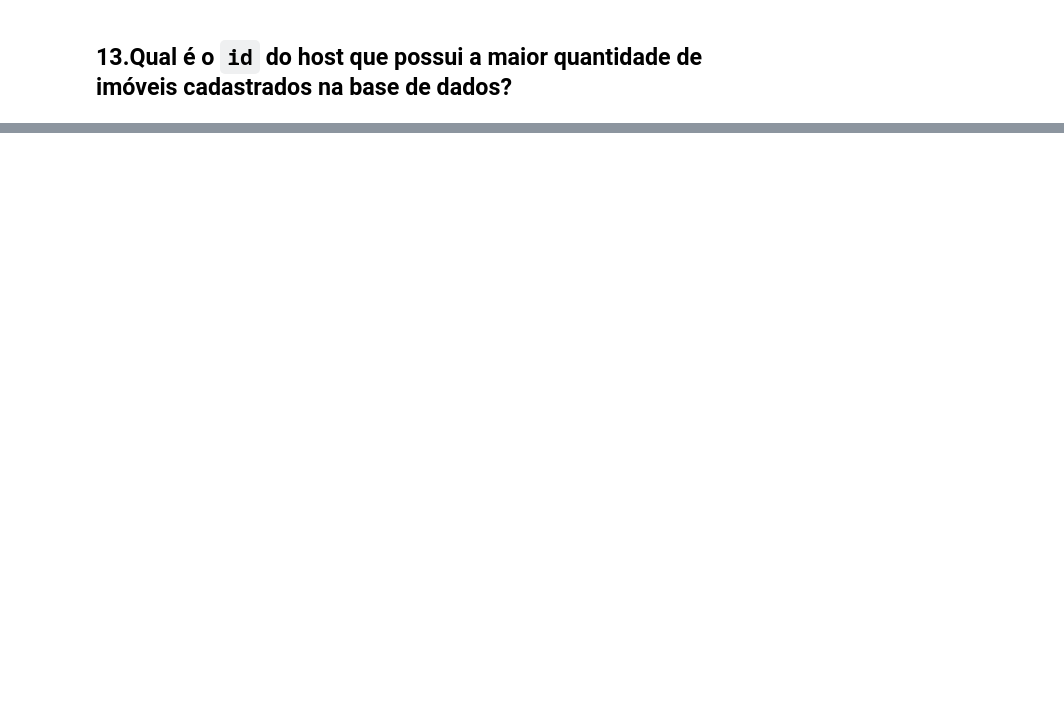
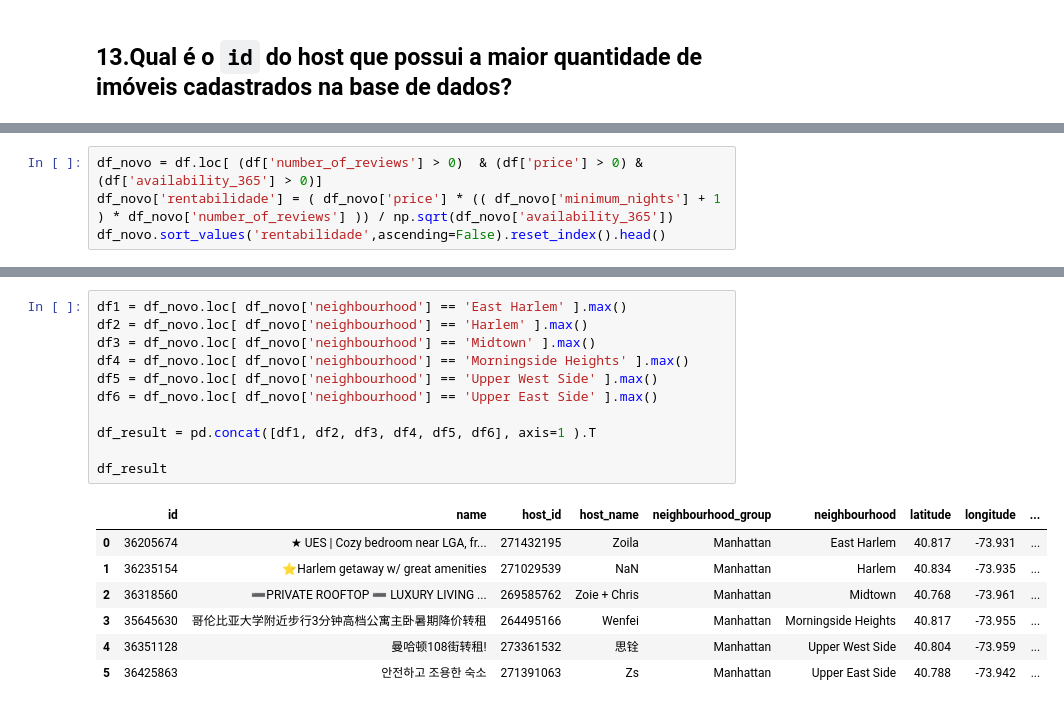
Before and after one commit to webluc/fundamentos, a Jupyter notebook: Untitled.ipynb, the cells around one changed output, grey strips where cells are left out. Drawn from its saved outputs; the diff is of its cells as text; blank space fills up the shorter version.

```diff
--- a/Untitled.ipynb
+++ b/Untitled.ipynb
@@ -173,0 +679,4 @@ Index(['id', 'name', 'host_id', 'host_name', 'neighbourhood_group',
+# %%
+df_novo = df.loc[ (df['number_of_reviews'] > 0)  & (df['price'] > 0) & (df['availability_365'] > 0)]
+df_novo['rentabilidade'] = ( df_novo['price'] * (( df_novo['minimum_nights'] + 1 ) * df_novo['number_of_reviews'] )) / np.sqrt(df_novo['availability_365'])
+df_novo.sort_values('rentabilidade',ascending=False).reset_index().head()
@@ -173,0 +772,19 @@ Index(['id', 'name', 'host_id', 'host_name', 'neighbourhood_group',
+# %%
+df1 = df_novo.loc[ df_novo['neighbourhood'] == 'East Harlem' ].max()
+df2 = df_novo.loc[ df_novo['neighbourhood'] == 'Harlem' ].max()
+df3 = df_novo.loc[ df_novo['neighbourhood'] == 'Midtown' ].max()
+df4 = df_novo.loc[ df_novo['neighbourhood'] == 'Morningside Heights' ].max()
+df5 = df_novo.loc[ df_novo['neighbourhood'] == 'Upper West Side' ].max()
+df6 = df_novo.loc[ df_novo['neighbourhood'] == 'Upper East Side' ].max()
+
+df_result = pd.concat([df1, df2, df3, df4, df5, df6], axis=1 ).T
+
+df_result
+# %% [output]
+|  | id | name | host_id | host_name | neighbourhood_group | neighbourhood | latitude | longitude | ... |
+| 0 | 36205674 | ★ UES | Cozy bedroom near LGA, fr... | 271432195 | Zoila | Manhattan | East Harlem | 40.817 | -73.931 | ... |
+| 1 | 36235154 | ⭐️Harlem getaway w/ great amenities | 271029539 | NaN | Manhattan | Harlem | 40.834 | -73.935 | ... |
+| 2 | 36318560 | ➖PRIVATE ROOFTOP ➖ LUXURY LIVING ... | 269585762 | Zoie + Chris | Manhattan | Midtown | 40.768 | -73.961 | ... |
+| 3 | 35645630 | 哥伦比亚大学附近步行3分钟高档公寓主卧暑期降价转租 | 264495166 | Wenfei | Manhattan | Morningside Heights | 40.817 | -73.955 | ... |
+| 4 | 36351128 | 曼哈顿108街转租! | 273361532 | 思铨 | Manhattan | Upper West Side | 40.804 | -73.959 | ... |
+| 5 | 36425863 | 안전하고 조용한 숙소 | 271391063 | Zs | Manhattan | Upper East Side | 40.788 | -73.942 | ... |
```
Also changed, not shown: parts of 90 cells of this notebook.
